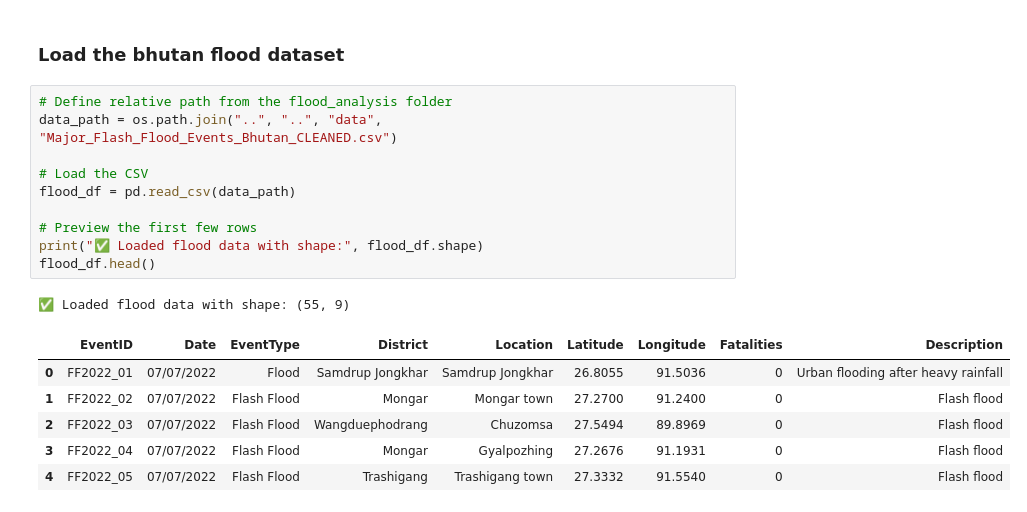
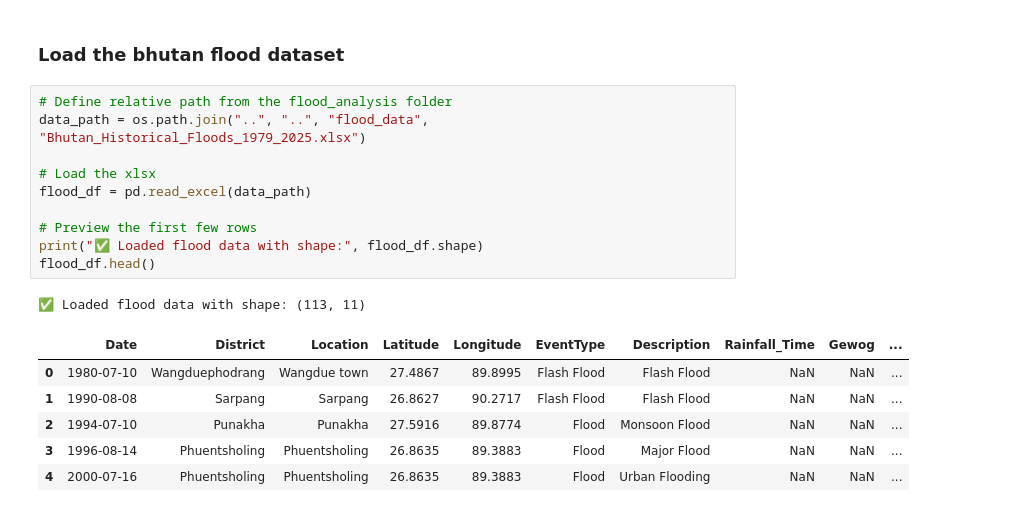
Before and after one commit to QingfangLiu/bhutan_climate_modeling, a Jupyter notebook: code/flood_analysis/01_flood_event_exploration.ipynb, the cells around one changed output. Drawn from its saved outputs; the diff is of its cells as text.

```diff
--- a/code/flood_analysis/01_flood_event_exploration.ipynb
+++ b/code/flood_analysis/01_flood_event_exploration.ipynb
@@ -21,22 +28,22 @@ import seaborn as sns
 ### Load the bhutan flood dataset
 # %%
 # Define relative path from the flood_analysis folder
-data_path = os.path.join("..", "..", "data", "Major_Flash_Flood_Events_Bhutan_CLEANED.csv")
+data_path = os.path.join("..", "..", "flood_data", "Bhutan_Historical_Floods_1979_2025.xlsx")
 
-# Load the CSV
-flood_df = pd.read_csv(data_path)
+# Load the xlsx
+flood_df = pd.read_excel(data_path)
 
 # Preview the first few rows
 print("✅ Loaded flood data with shape:", flood_df.shape)
 flood_df.head()
 # %% [output]
-✅ Loaded flood data with shape: (55, 9)
+✅ Loaded flood data with shape: (113, 11)
-|  | EventID | Date | EventType | District | Location | Latitude | Longitude | Fatalities | Description |
-| 0 | FF2022_01 | 07/07/2022 | Flood | Samdrup Jongkhar | Samdrup Jongkhar | 26.8055 | 91.5036 | 0 | Urban flooding after heavy rainfall |
-| 1 | FF2022_02 | 07/07/2022 | Flash Flood | Mongar | Mongar town | 27.2700 | 91.2400 | 0 | Flash flood |
-| 2 | FF2022_03 | 07/07/2022 | Flash Flood | Wangduephodrang | Chuzomsa | 27.5494 | 89.8969 | 0 | Flash flood |
-| 3 | FF2022_04 | 07/07/2022 | Flash Flood | Mongar | Gyalpozhing | 27.2676 | 91.1931 | 0 | Flash flood |
-| 4 | FF2022_05 | 07/07/2022 | Flash Flood | Trashigang | Trashigang town | 27.3332 | 91.5540 | 0 | Flash flood |
+|  | Date | District | Location | Latitude | Longitude | EventType | Description | Rainfall_Time | Gewog | ... |
+| 0 | 1980-07-10 | Wangduephodrang | Wangdue town | 27.4867 | 89.8995 | Flash Flood | Flash Flood | NaN | NaN | ... |
+| 1 | 1990-08-08 | Sarpang | Sarpang | 26.8627 | 90.2717 | Flash Flood | Flash Flood | NaN | NaN | ... |
+| 2 | 1994-07-10 | Punakha | Punakha | 27.5916 | 89.8774 | Flood | Monsoon Flood | NaN | NaN | ... |
+| 3 | 1996-08-14 | Phuentsholing | Phuentsholing | 26.8635 | 89.3883 | Flood | Major Flood | NaN | NaN | ... |
+| 4 | 2000-07-16 | Phuentsholing | Phuentsholing | 26.8635 | 89.3883 | Flood | Urban Flooding | NaN | NaN | ... |
 # %%
 # Convert Date to datetime
 flood_df["Date"] = pd.to_datetime(flood_df["Date"], format="%d/%m/%Y")
```
Also changed, not shown: parts of 8 cells of this notebook, 2 other files.
